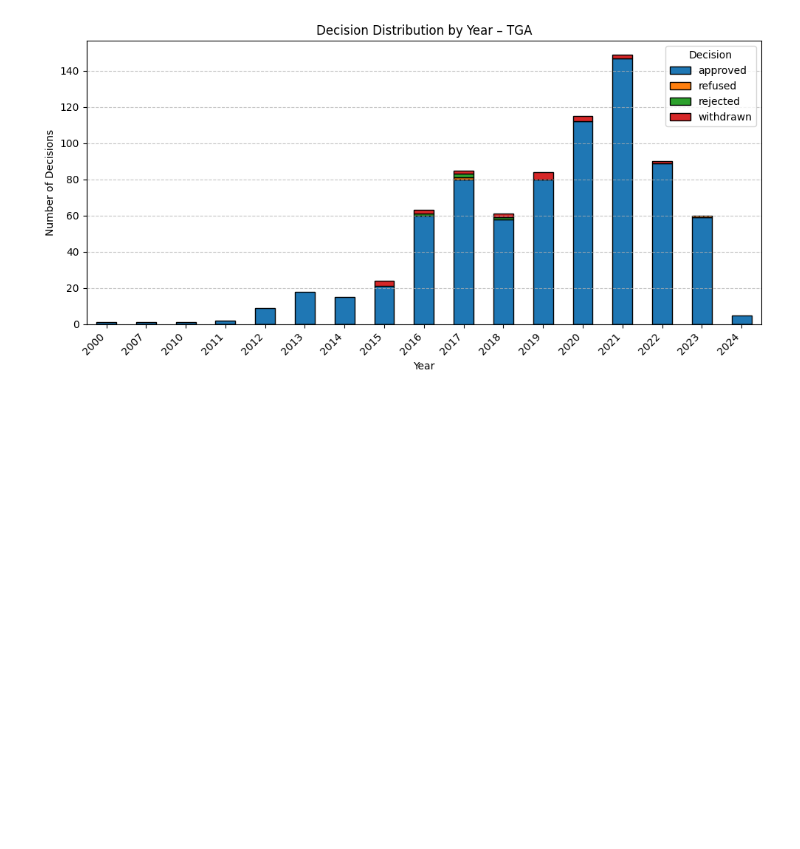
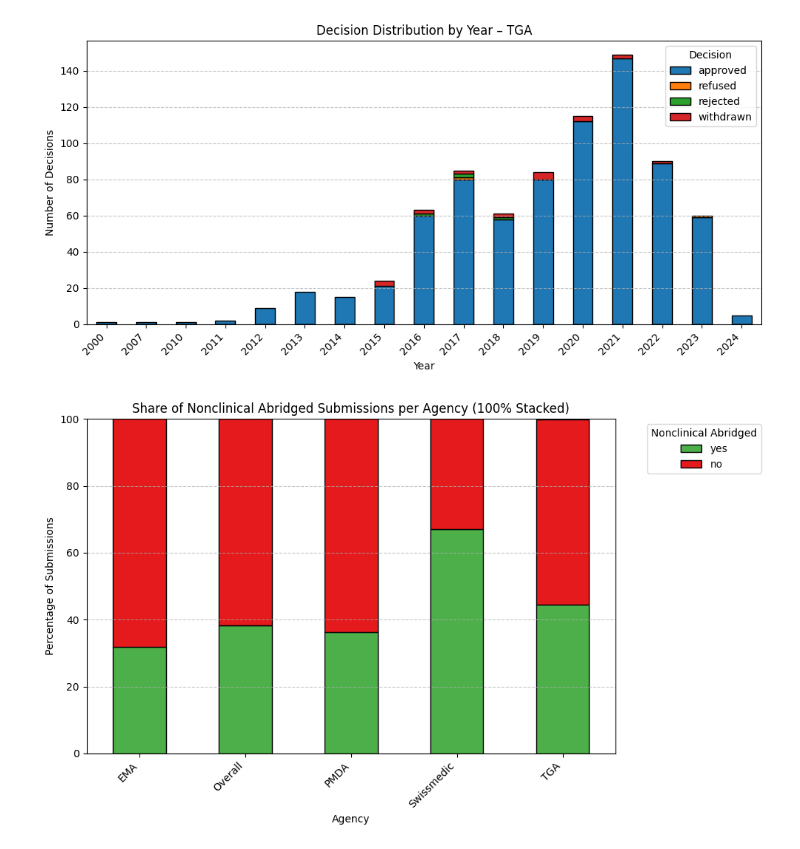
Before and after one commit to dcr-unibe-ch/DrugFork, a Jupyter notebook: src/analyze_output.ipynb, the cells around one changed output. Saved outputs shown, nothing was run; the diff lists cells and outputs as text; code cells hidden in the pictures; blank space fills up the shorter version.

Commit message:
add nonclinical abridged plot

```diff
--- a/src/analyze_output.ipynb
+++ b/src/analyze_output.ipynb
@@ -593,3 +653,15 @@ plot_decision_breakdown_per_agency(AUSTRALIA, agency_name='TGA', dataset_name='T
 [figure]
 [figure]
 [figure]
+# %%
+plot_nonclinical_abridged_distribution(
+    {
+        'EMA': EMA,
+        'PMDA': JAPAN,
+        'Swissmedic': SWISSMEDIC,
+        'TGA': AUSTRALIA
+    },
+    dataset_name='combined'
+)
+# %% [output]
+[figure, added]
```
Also changed, not shown: parts of 3 cells of this notebook, 1 other file.
